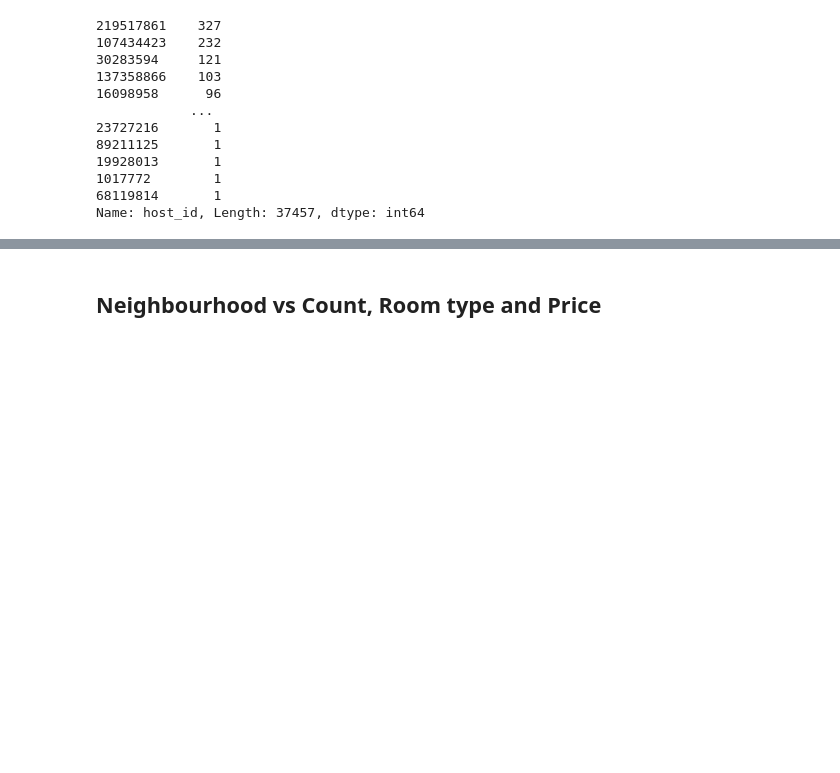
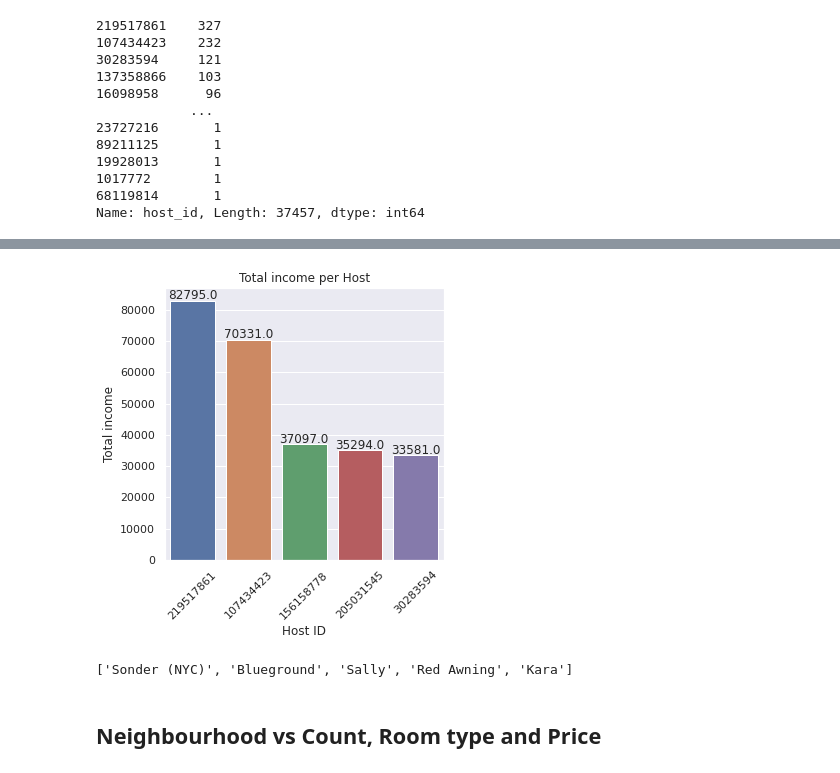
Before and after one commit to akshaysmin/Airbnb-Data-Analysis, a Jupyter notebook: Airbnb Bookings Analysis.ipynb, the cells around one changed output, grey strips where cells are left out. Cells and saved outputs as stored; diff of their text form; code cells hidden in the pictures; blank space fills up the shorter version.

```diff
--- a/Airbnb Bookings Analysis.ipynb
+++ b/Airbnb Bookings Analysis.ipynb
@@ -160,0 +199,3 @@ Host:
+# %%
+host_total_price = df.groupby('host_id')['price'].sum().sort_values(ascending=False)
+host_total_price.head(10)
@@ -161,2 +215,18 @@ Host:
+# %%
+# Which hosts gets most income
+data = host_total_price.head(5)
+names = [df_air['host_name'][df_air['host_id'] == i].values[0] for i in data.index]
+plt.rcParams['figure.figsize'] = (5,5)
+ax = sns.barplot(y=data.values, x=data.index, orient='v', order=data.index)
+show_values(ax, orient='v')
+plt.ylabel('Total income')
+plt.xlabel('Host ID')
+plt.xticks(rotation=45)
+plt.title('Total income per Host')
+plt.show()
+print(names)
+# %% [output]
+[figure, added]
+['Sonder (NYC)', 'Blueground', 'Sally', 'Red Awning', 'Kara']
 # %% [markdown]
 ## Neighbourhood vs Count, Room type and Price
```
Also changed, not shown: parts of 23 cells of this notebook.
